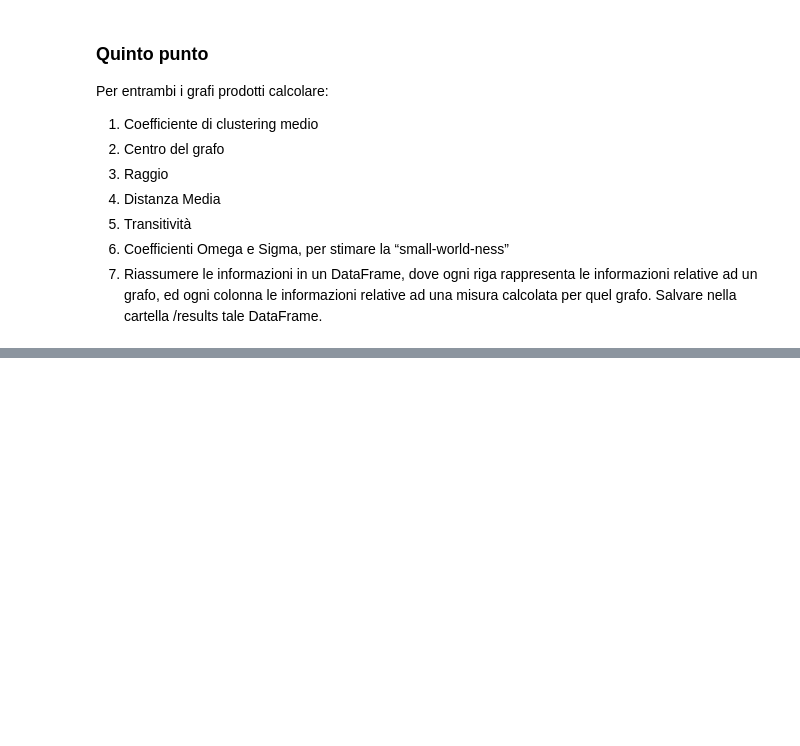
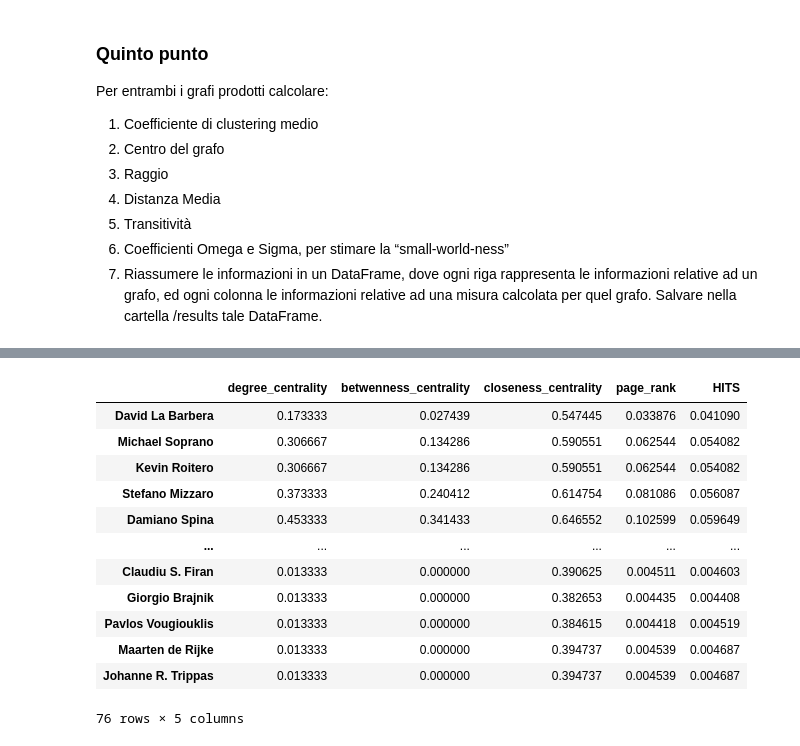
Before and after one commit to TakeOff30/AnalisiGrafoNetworkX, a Jupyter notebook: progetto1_social/progetto1.ipynb, the cells around one changed output, grey strips where cells are left out. Saved outputs shown, nothing was run; the diff lists cells and outputs as text; code cells hidden in the pictures; blank space fills up the shorter version.

```diff
--- a/progetto1_social/progetto1.ipynb
+++ b/progetto1_social/progetto1.ipynb
@@ -449,0 +562,24 @@ print(average_distance_original)
+# %%
+extended_graph_centralities = pd.DataFrame({
+    'degree_centrality': extended_coauthors_degree_centrality.values(),
+    'betwenness_centrality':extended_coauthors_betweenness_centrality.values(),
+    'closeness_centrality':extended_coauthors_closeness_centrality.values(),
+    'page_rank':extended_coauthors_page_rank.values(),
+    'HITS':extended_coauthors_HITS[0].values()
+}, index=extended_coauthors_betweenness_centrality.keys())
+
+display(extended_graph_centralities)
+# %% [output]
+|  | degree_centrality | betwenness_centrality | closeness_centrality | page_rank | HITS |
+| David La Barbera | 0.173333 | 0.027439 | 0.547445 | 0.033876 | 0.041090 |
+| Michael Soprano | 0.306667 | 0.134286 | 0.590551 | 0.062544 | 0.054082 |
+| Kevin Roitero | 0.306667 | 0.134286 | 0.590551 | 0.062544 | 0.054082 |
+| Stefano Mizzaro | 0.373333 | 0.240412 | 0.614754 | 0.081086 | 0.056087 |
+| Damiano Spina | 0.453333 | 0.341433 | 0.646552 | 0.102599 | 0.059649 |
+| ... | ... | ... | ... | ... | ... |
+| Claudiu S. Firan | 0.013333 | 0.000000 | 0.390625 | 0.004511 | 0.004603 |
+| Giorgio Brajnik | 0.013333 | 0.000000 | 0.382653 | 0.004435 | 0.004408 |
+| Pavlos Vougiouklis | 0.013333 | 0.000000 | 0.384615 | 0.004418 | 0.004519 |
+| Maarten de Rijke | 0.013333 | 0.000000 | 0.394737 | 0.004539 | 0.004687 |
+| Johanne R. Trippas | 0.013333 | 0.000000 | 0.394737 | 0.004539 | 0.004687 |
+76 rows × 5 columns
```
Also changed, not shown: parts of 12 cells of this notebook, 3 other files.
